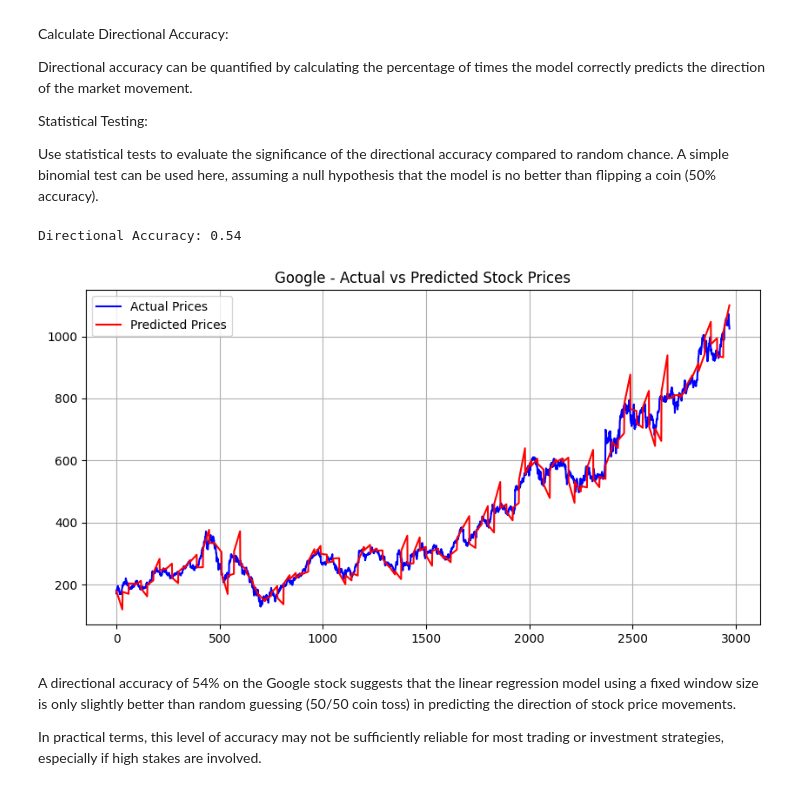
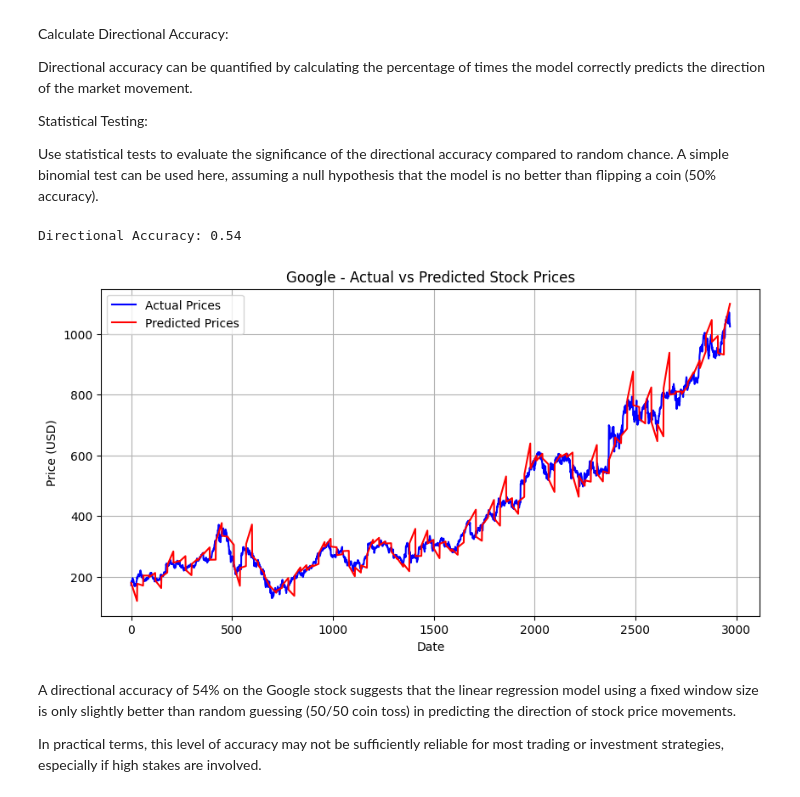
Before and after one commit to Gigilui15/CIS3400_Stock-Visualisation-Engine, a Jupyter notebook: Notebooks/Google.ipynb, the cells around one changed output. Drawn from its saved outputs; the diff is of its cells as text; code cells hidden in the pictures.

```diff
--- a/Notebooks/Google.ipynb
+++ b/Notebooks/Google.ipynb
@@ -152,34 +152,36 @@ for start in range(0, len(data) - window_size, prediction_window):
 
     # Predict next values
     previous_price = data['Close'][end - 1]  # Last price in the training set
     predicted = regressor.predict(np.array(range(window_size, window_size + prediction_window)).reshape(-1, 1))
     actual = data['Close'][end:end + prediction_window].values
 
     predictions.extend(predicted)
     actuals.extend(actual)
 
     # Determine predicted and actual directions
     predicted_direction = ['up' if p > previous_price else 'down' for p in predicted]
     actual_direction = ['up' if a > previous_price else 'down' for a in actual]
 
     predicted_directions.extend(predicted_direction)
     actual_directions.extend(actual_direction)
 
 # Calculate directional accuracy
 directional_accuracy = np.mean(np.array(predicted_directions) == np.array(actual_directions))
 print(f"Directional Accuracy: {directional_accuracy:.2f}")
 
 # Plot predictions vs actuals for visual inspection
 plt.figure(figsize=(10, 5))
 plt.plot(actuals, label='Actual Prices', color='blue')
 plt.plot(predictions, label='Predicted Prices', color='red')
 plt.title('Google - Actual vs Predicted Stock Prices')
 plt.legend()
+plt.xlabel('Date')
+plt.ylabel('Price (USD)')
 plt.grid(True)
 plt.show()
 # %% [output]
 Directional Accuracy: 0.54
-[figure, old version]
+[figure, new version]
 # %% [markdown]
 A directional accuracy of 54% on the Google stock suggests that the linear regression model using a fixed window size is only slightly better than random guessing (50/50 coin toss) in predicting the direction of stock price movements.
 
```
Also changed, not shown: 2 other files.
